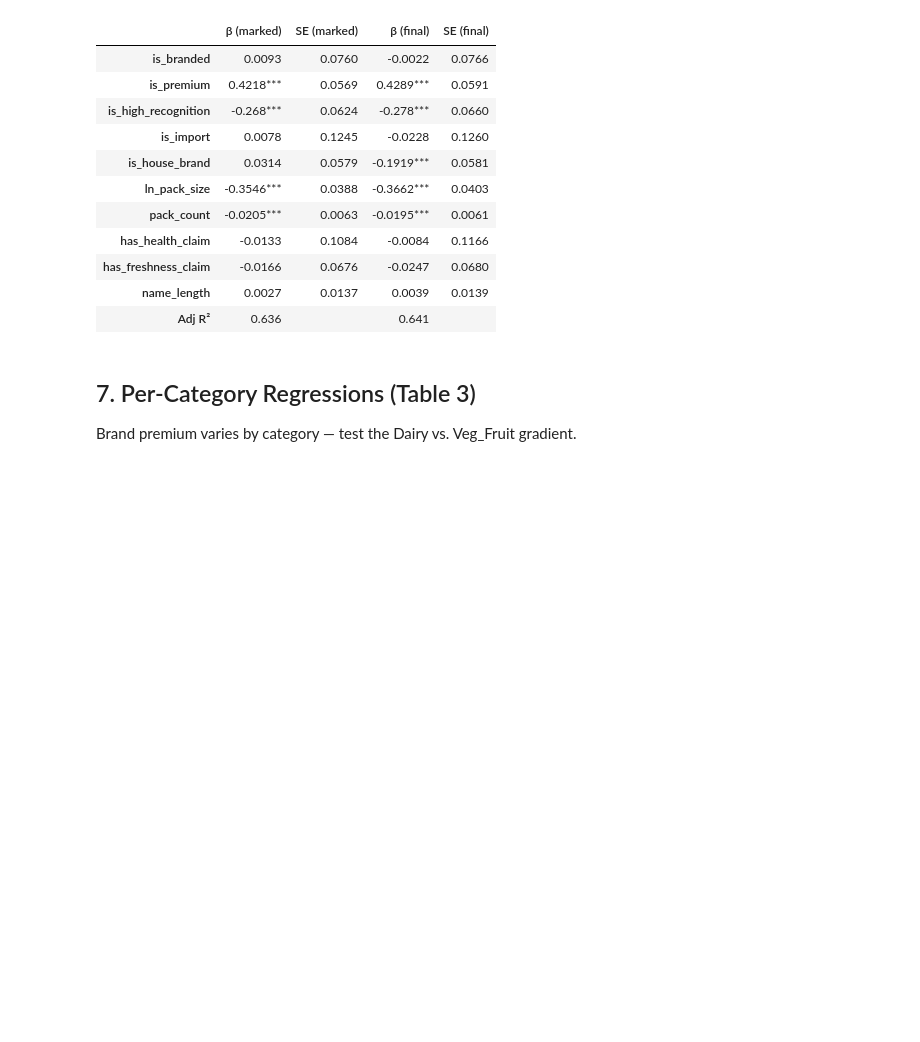
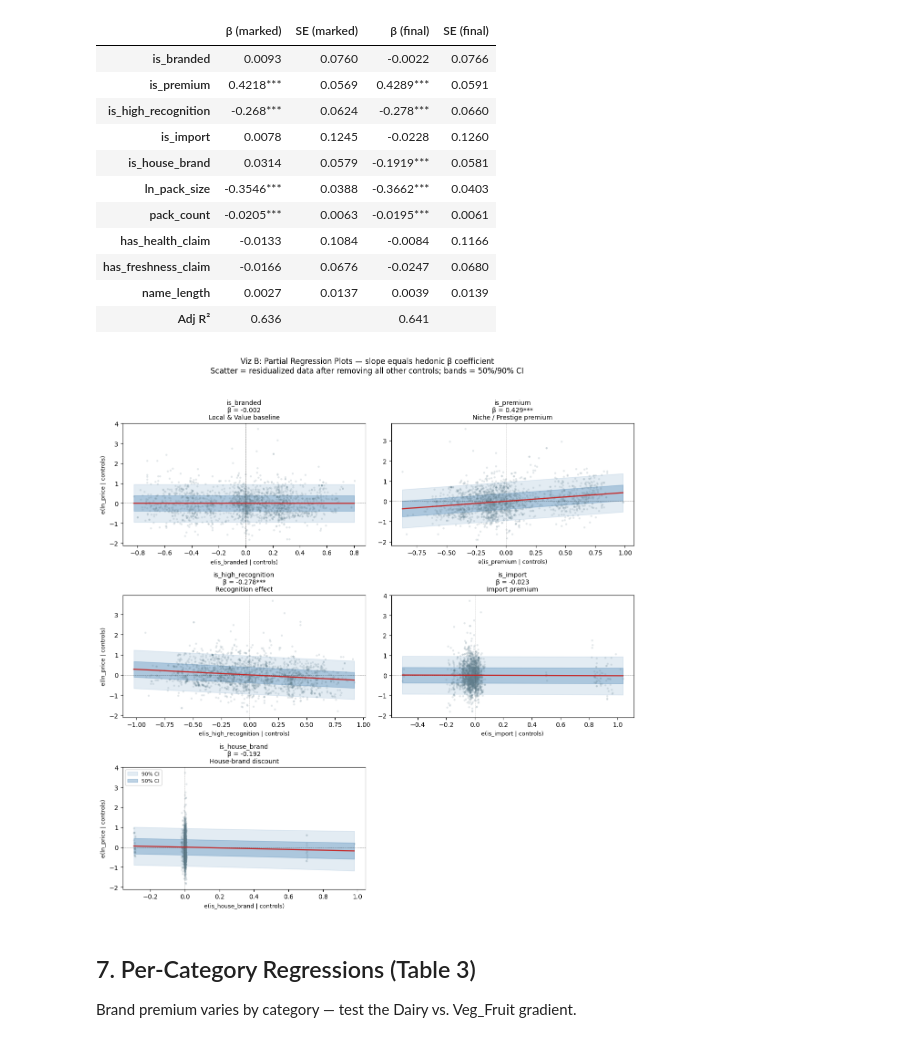
Before and after one commit to AureliaMei/Online-Food-Price, a Jupyter notebook: notebooks/08. hedonic_regression.ipynb, the cells around one changed output. Saved outputs shown, nothing was run; the diff lists cells and outputs as text; code cells hidden in the pictures; blank space fills up the shorter version.

```diff
--- a/notebooks/08. hedonic_regression.ipynb
+++ b/notebooks/08. hedonic_regression.ipynb
@@ -305,6 +307,84 @@ Interpretation of brand quadrant coefficients:
 | has_freshness_claim | -0.0166 | 0.0676 | -0.0247 | 0.0680 |
 | name_length | 0.0027 | 0.0137 | 0.0039 | 0.0139 |
 | Adj R² | 0.636 |  | 0.641 |  |
+# %%
+## --- Visualization B: Partial Regression Plots (Added Variable Plots) ---
+import matplotlib.pyplot as plt
+import numpy as np
+import statsmodels.api as sm
+import statsmodels.formula.api as smf
+
+_BRAND_VARS_B = ['is_branded', 'is_premium', 'is_high_recognition', 'is_import', 'is_house_brand']
+_BETA_LABELS_B = {
+    'is_branded':          'Local & Value baseline',
+    'is_premium':          'Niche / Prestige premium',
+    'is_high_recognition': 'Recognition effect',
+    'is_import':           'Import premium',
+    'is_house_brand':      'House-brand discount',
+}
+
+# 1. Change to 3 rows, 2 columns and adjust figure size for a grid
+fig, axes = plt.subplots(3, 2, figsize=(12, 12))
+
+# 2. Flatten the 2D array of axes to easily iterate over it
+axes_flat = axes.flatten()
+
+for i, (ax, var) in enumerate(zip(axes_flat[:5], _BRAND_VARS_B)):
+    _others_b = [v for v in KEY_VARS if v != var]
+    _others_f_b = ' + '.join(_others_b) + ' + C(subcategory)'
+
+    _m_y_b = smf.ols(f'ln_price_per_unit ~ {_others_f_b}', data=reg_df_clean).fit()
+    _m_x_b = smf.ols(f'{var} ~ {_others_f_b}', data=reg_df_clean).fit()
+
+    _rx = _m_x_b.resid.values
+    _ry = _m_y_b.resid.values
+
+    _Xrx = sm.add_constant(_rx)
+    _part_b = sm.OLS(_ry, _Xrx).fit()
+
+    _xlo_b, _xhi_b = _rx.min(), _rx.max()
+    _xg_b = np.linspace(_xlo_b, _xhi_b, 200)
+    _Xg_b = sm.add_constant(_xg_b)
+
+    _p90_b = _part_b.get_prediction(_Xg_b).summary_frame(alpha=0.1)
+    _p50_b = _part_b.get_prediction(_Xg_b).summary_frame(alpha=0.5)
+
+    ax.fill_between(_xg_b, _p90_b['obs_ci_lower'], _p90_b['obs_ci_upper'],
+                    alpha=0.15, color='steelblue', label='90% CI')
+    ax.fill_between(_xg_b, _p50_b['obs_ci_lower'], _p50_b['obs_ci_upper'],
+                    alpha=0.35, color='steelblue', label='50% CI')
+    ax.scatter(_rx, _ry, alpha=0.18, s=10, color='#607D8B', zorder=2, linewidths=0)
+    ax.plot(_xg_b, _p90_b['mean'], color='#C62828', linewidth=1.8, zorder=3)
+    ax.axhline(0, color='black', linewidth=0.5, linestyle='--', alpha=0.6)
+    ax.axvline(0, color='black', linewidth=0.5, linestyle='--', alpha=0.6)
+
+    # Note: Maintaining the .iloc fix from the previous step
+    _beta_b = _part_b.params[1]
+    _pval_b = _part_b.pvalues[1]
+    _stars_b = '***' if _pval_b < 0.001 else ('**' if _pval_b < 0.01 else ('*' if _pval_b < 0.05 else ''))
+
+    ax.set_title(f'{var}\nβ = {_beta_b:.3f}{_stars_b}\n{_BETA_LABELS_B[var]}', fontsize=10)
+    ax.set_xlabel(f'e({var} | controls)', fontsize=9)
+
+    # 4. Add y-label only to the leftmost column (indices 0, 2, 4)
+    if i % 2 == 0:
+        ax.set_ylabel('e(ln_price | controls)', fontsize=9)
+
+# 3. Hide the 6th empty subplot
+axes_flat[5].axis('off')
+
+# Put the legend on the 5th plot
+axes_flat[4].legend(fontsize=8, loc='upper left')
+
+fig.suptitle(
+    'Viz B: Partial Regression Plots — slope equals hedonic β coefficient\n'
+    'Scatter = residualized data after removing all other controls; bands = 50%/90% CI',
+    fontsize=12, y=1.02)
+
+plt.tight_layout()
+plt.show()
+# %% [output]
+[figure, added]
 # %% [markdown]
 ## 7. Per-Category Regressions (Table 3)
 Brand premium varies by category — test the Dairy vs. Veg_Fruit gradient.
```
Also changed, not shown: parts of 12 cells of this notebook, 26 other files.
